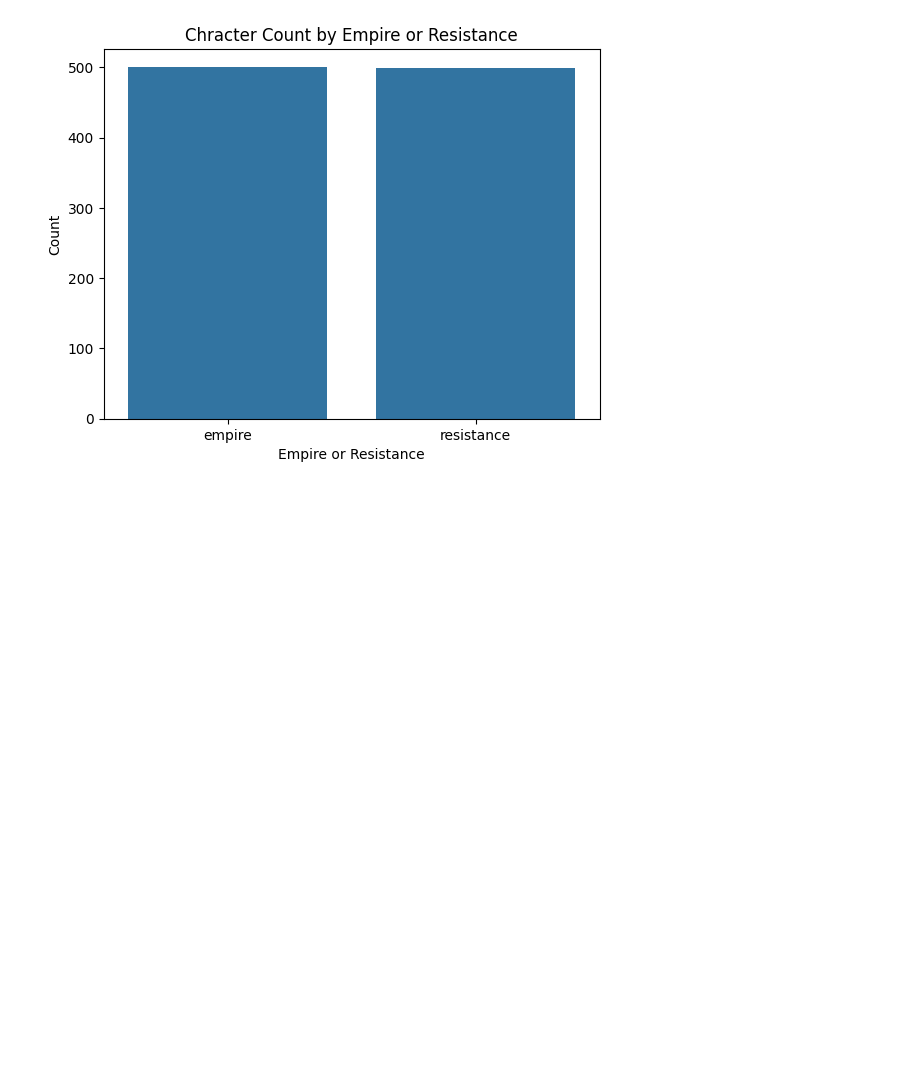
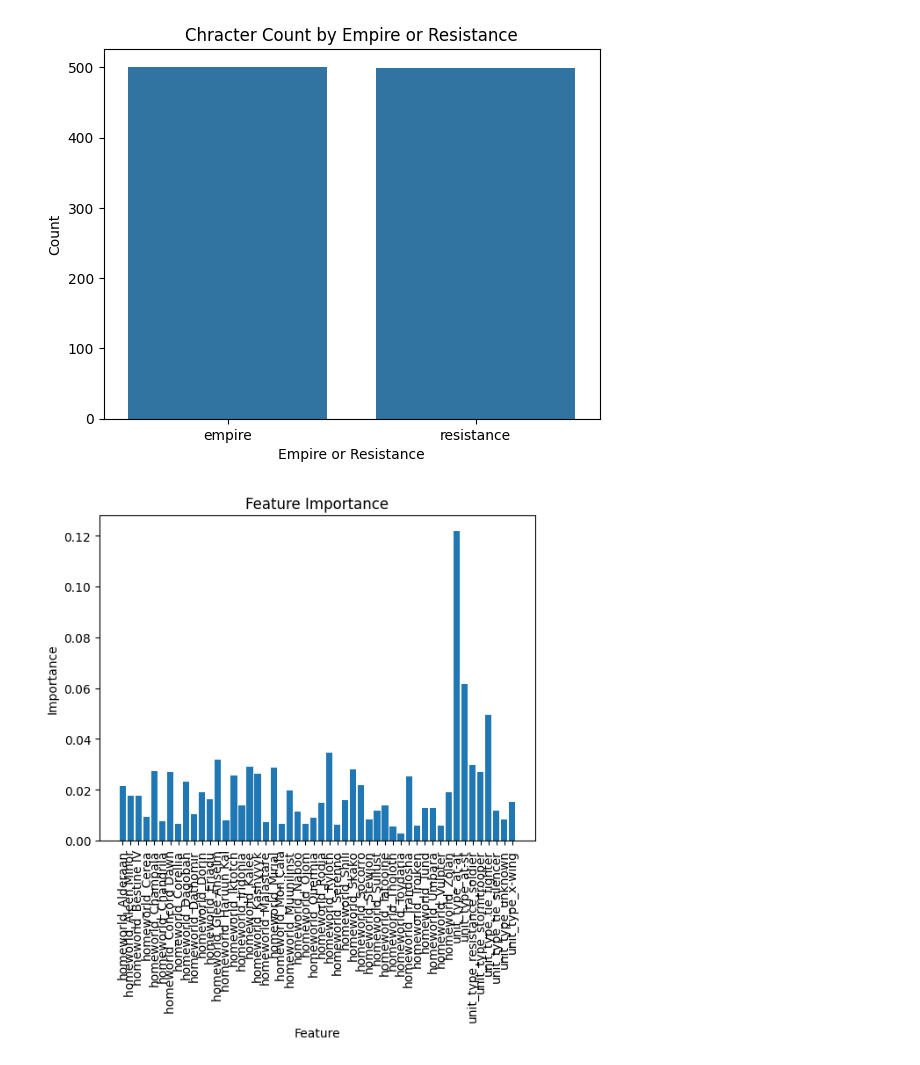
Before and after one commit to IGuy37/edp-guided-project-3, a Jupyter notebook: ml_model.ipynb, the cells around one changed output. Drawn from its saved outputs; the diff is of its cells as text; code cells hidden in the pictures; blank space fills up the shorter version.

```diff
--- a/ml_model.ipynb
+++ b/ml_model.ipynb
@@ -80,3 +80,24 @@ plt.ylabel('Count')
 plt.show()
 # %% [output]
 [figure]
+# %%
+#Prediction Model
+X = pd.get_dummies(data[['homeworld','unit_type']])
+y=data['empire_or_resistance']
+
+decision = DecisionTreeClassifier(random_state=42)
+decision.fit(X,y)
+
+scores = decision.feature_importances_
+features = X.columns
+
+importance_dataframe = pd.DataFrame({'Feature':features,'Importance':scores})
+
+plt.bar(importance_dataframe['Feature'],importance_dataframe['Importance'])
+plt.title('Feature Importance')
+plt.xlabel('Feature')
+plt.ylabel('Importance')
+plt.xticks(rotation=90)
+plt.show()
+# %% [output]
+[figure, added]
```
Also changed, not shown: parts of 1 cell of this notebook, 1 other file.
